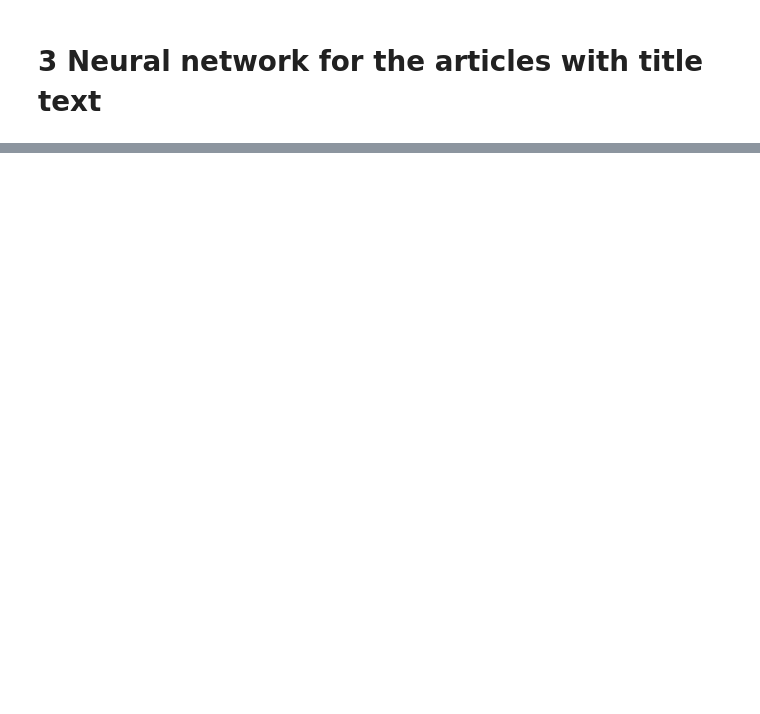
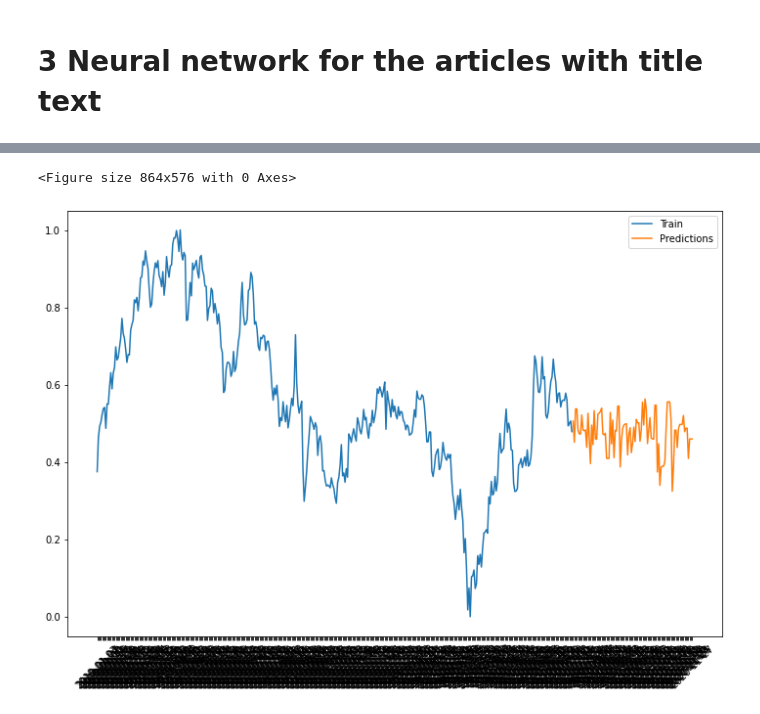
Before and after one commit to AnnaBujniewicz/semester_project, a Jupyter notebook: ml_models_for_stock_data_and_titles.ipynb, the cells around one changed output, grey strips where cells are left out. Drawn from its saved outputs; the diff is of its cells as text; code cells hidden in the pictures; blank space fills up the shorter version.

```diff
--- a/ml_models_for_stock_data_and_titles.ipynb
+++ b/ml_models_for_stock_data_and_titles.ipynb
@@ -919,11 +882,11 @@ model.add(layers.Dense(1))
 # %%
 # defining early stopping with the patience of 5 periods
-stop = EarlyStopping(monitor = "loss", patience = 5, mode = "min", restore_best_weights=True)
+stop = EarlyStopping(monitor = "loss", patience = 1, mode = "min", restore_best_weights=True)
 # the same learning rate as for the first model - again caused by stability issues
-opt = optimizers.Adam(learning_rate=0.001)
+opt = optimizers.Adam(learning_rate=0.0001)
 # %%
 # compiling the model
 model.compile(loss='mean_squared_error', optimizer=opt)
 # %%
 # fitting the model to the data
-history = model.fit(X_train_sent, y_train_sent, epochs=50, batch_size=1, verbose=1, callbacks = [stop])
+history = model.fit(X_train_titl, y_train_titl, epochs=50, batch_size=1, verbose=1, callbacks = [stop])
@@ -930,20 +902,23 @@ history = model.fit(X_train_sent, y_train_sent, epochs=50, batch_size=1, verbose
 # %%
 # predicting the data
-y_pred = model.predict(X_test_sent)
+y_pred = model.predict(X_test_titl)
 # %%
 # filling a column with missing values
-data_with_sent["pred"] = np.nan
+yf_df["pred"] = np.nan
 # filling the column with the predictions
-data_with_sent["pred"][int(len(data_with_sent["ALXN"])*0.8):] = np.array(y_pred).squeeze(1)
+yf_df["pred"][int(len(yf_df["ALXN"])*0.8):] = np.array(y_pred).squeeze(1)
 # %%
 # plotting the predictions as an extension of the training data
 plt.figure(figsize=(12,8))
 plt.figure(figsize=(12,8))
 plt.xticks(rotation=45)
-plt.plot(data_with_sent.ALXN[:int(len(data_with_sent["ALXN"])*0.8)])
-plt.plot(data_with_sent["pred"][int(len(data_with_sent["ALXN"])*0.8):])
+plt.plot(yf_df.ALXN[:int(len(yf_df["ALXN"])*0.8)])
+plt.plot(yf_df["pred"][int(len(yf_df["ALXN"])*0.8):])
 plt.legend(['Train','Predictions'], loc='upper_center')
 plt.show()
+# %% [output]
+<Figure size 864x576 with 0 Axes>
+[figure, added]
 # %%
 # plotting the predictions against the test data
 plt.figure(figsize=(12,8))
```
Also changed, not shown: parts of 43 cells of this notebook.
